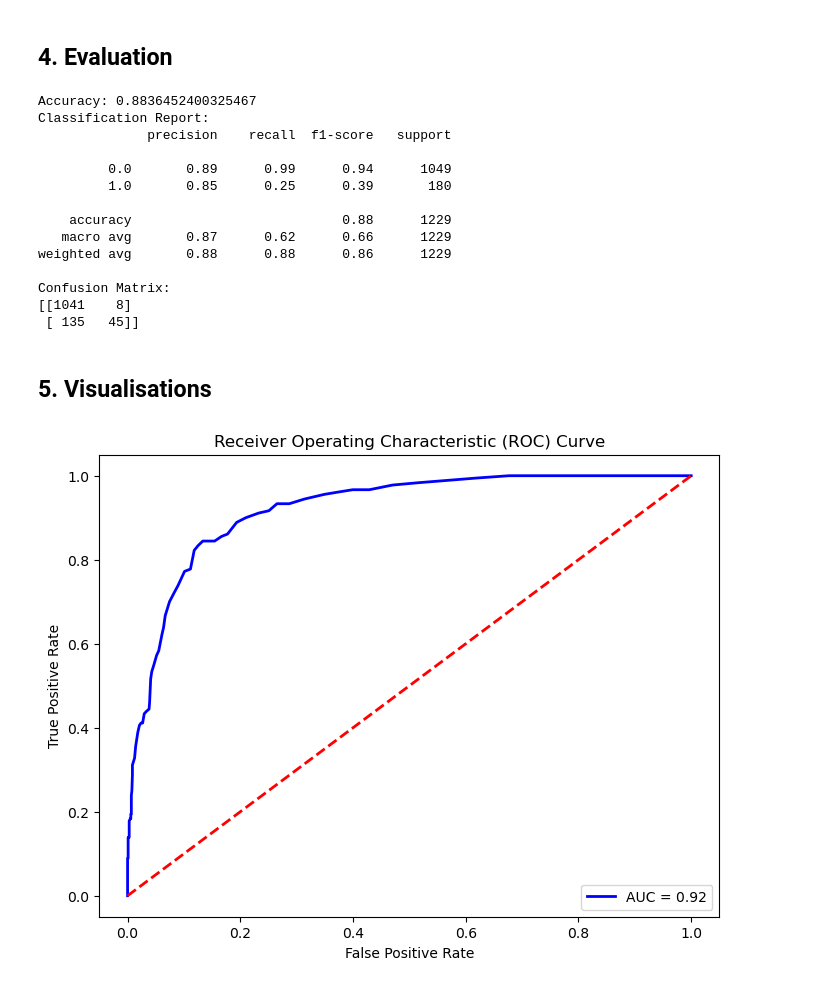
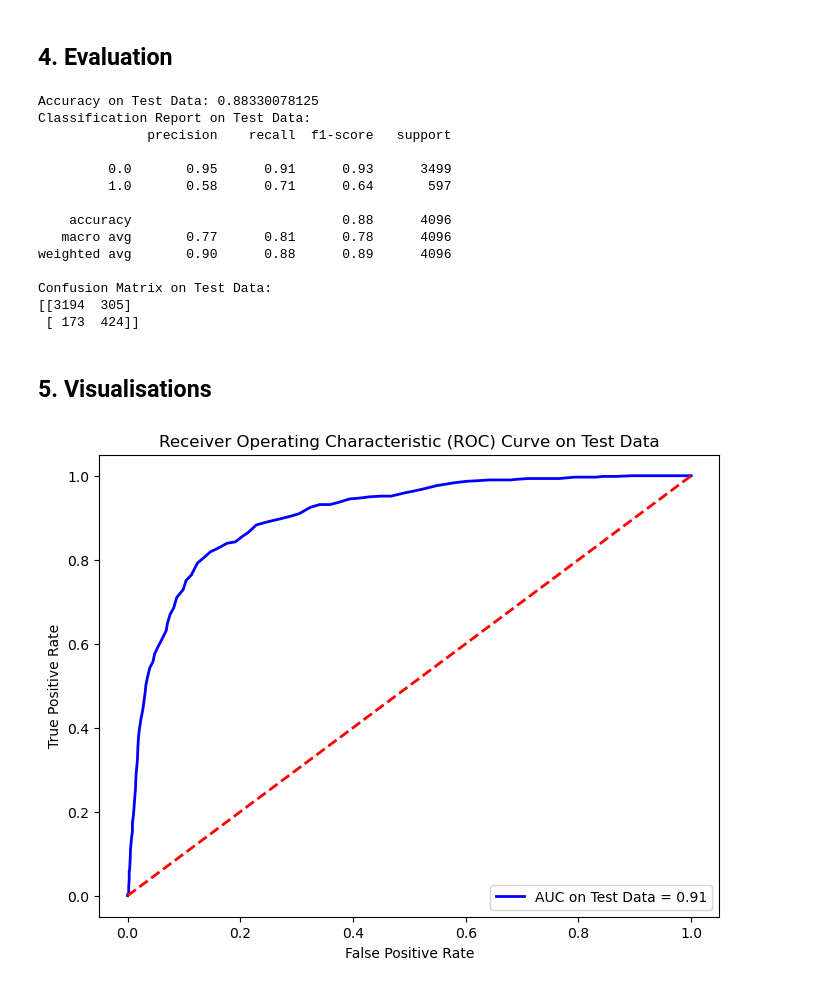
Before and after one commit to mxvp/TP53_classifier, a Jupyter notebook: rf_preprocessed.ipynb, the cells around one changed output. Drawn from its saved outputs; the diff is of its cells as text; code cells hidden in the pictures.

```diff
--- a/rf_preprocessed.ipynb
+++ b/rf_preprocessed.ipynb
@@ -75,0 +126,4 @@ def CreateSTSim(dataset, num_circles=6, grid_size=64, circle_radius=[4, 9], seed
+# %%
+# Spatial data simulation for training set
+grid_size = 64
+features_train, labels_train, samples_train = CreateSTSim(X_train, y_train, num_circles=8, grid_size=grid_size, circle_radius=[9, 13], seed=1)
@@ -76,3 +135,3 @@ def CreateSTSim(dataset, num_circles=6, grid_size=64, circle_radius=[4, 9], seed
 # %%
-grid_size = 64
-features, labels, samples = CreateSTSim(dataset, num_circles = 6, grid_size = grid_size, circle_radius = [4,9],  seed = 1) ## Set seed for reproducibility
+# Spatial data simulation for test set
+features_test, labels_test, samples_test = CreateSTSim(X_test, y_test, num_circles=6, grid_size=grid_size, circle_radius=[4, 9], seed=1)
@@ -100,9 +140,16 @@ X_train, X_test, y_train, y_test = train_test_split(combined_data, flattened_lab
+# %%
+# Further processing for training and testing
+# Reshape the features to prepare for modeling - for training and testing sets
+reshaped_features_train = features_train.reshape(-1, features_train.shape[2])  # Reshape training features
+reshaped_features_test = features_test.reshape(-1, features_test.shape[2])  # Reshape test features
+
+# Flatten the labels - for training and testing sets
+flattened_labels_train = labels_train.flatten()  # Flatten training labels
+flattened_labels_test = labels_test.flatten()  # Flatten test labels
 # %%
-# Initialize the Random Forest Classifier
+# Model training using simulated training data
 rf_classifier = RandomForestClassifier(n_estimators=100, random_state=42)
-
-# Train the model
-rf_classifier.fit(X_train, y_train)
+rf_classifier.fit(reshaped_features_train, flattened_labels_train)
 # %% [output]
 RandomForestClassifier(random_state=42)
 # %%
@@ -126,50 +158,50 @@ Confusion Matrix:
 # %% [markdown]
 ## 4. Evaluation
 # %%
-accuracy = accuracy_score(y_test, predictions)
-print(f"Accuracy: {accuracy}")
+# Evaluate the model on the simulated test data
+accuracy_test = accuracy_score(flattened_labels_test, predictions_test)
+print(f"Accuracy on Test Data: {accuracy_test}")
 
-# Additional evaluation metrics
-print("Classification Report:")
-print(classification_report(y_test, predictions))
+# Additional evaluation metrics for test data
+print("Classification Report on Test Data:")
+print(classification_report(flattened_labels_test, predictions_test))
 
-print("Confusion Matrix:")
-print(confusion_matrix(y_test, predictions))
+print("Confusion Matrix on Test Data:")
+print(confusion_matrix(flattened_labels_test, predictions_test))
 # %% [output]
-Accuracy: 0.8836452400325467
-Classification Report:
+Accuracy on Test Data: 0.88330078125
+Classification Report on Test Data:
               precision    recall  f1-score   support
 
-         0.0       0.89      0.99      0.94      1049
-         1.0       0.85      0.25      0.39       180
+         0.0       0.95      0.91      0.93      3499
+         1.0       0.58      0.71      0.64       597
 
-    accuracy                           0.88      1229
-   macro avg       0.87      0.62      0.66      1229
-weighted avg       0.88      0.88      0.86      1229
+    accuracy                           0.88      4096
+   macro avg       0.77      0.81      0.78      4096
+weighted avg       0.90      0.88      0.89      4096
 
-Confusion Matrix:
-[[1041    8]
- [ 135   45]]
+Confusion Matrix on Test Data:
+[[3194  305]
+ [ 173  424]]
 # %% [markdown]
 ## 5. Visualisations
 # %%
-# Get predicted probabilities
-probs = rf_classifier.predict_proba(X_test)
-preds = probs[:, 1]
+# Get predicted probabilities for test data
+probs_test = rf_classifier.predict_proba(reshaped_features_test)
+preds_test = probs_test[:, 1]
 
-# Calculate ROC curve and AUC
-fpr, tpr, threshold = roc_curve(y_test, preds)
-roc_auc = auc(fpr, tpr)
-
-# Plot ROC curve
+# Calculate ROC curve and AUC for test data
+fpr_test, tpr_test, threshold_test = roc_curve(flattened_labels_test, preds_test)
+roc_auc_test = auc(fpr_test, tpr_test)
+# Plot ROC curve for test data
 plt.figure(figsize=(8, 6))
-plt.plot(fpr, tpr, color='blue', lw=2, label=f'AUC = {roc_auc:.2f}')
+plt.plot(fpr_test, tpr_test, color='blue', lw=2, label=f'AUC on Test Data = {roc_auc_test:.2f}')
 plt.plot([0, 1], [0, 1], color='red', lw=2, linestyle='--')
 plt.xlabel('False Positive Rate')
 plt.ylabel('True Positive Rate')
-plt.title('Receiver Operating Characteristic (ROC) Curve')
+plt.title('Receiver Operating Characteristic (ROC) Curve on Test Data')
 plt.legend(loc='lower right')
 plt.show()
 # %% [output]
-[figure, old version]
+[figure, new version]
 # %%
```
Also changed, not shown: parts of 19 cells of this notebook.
